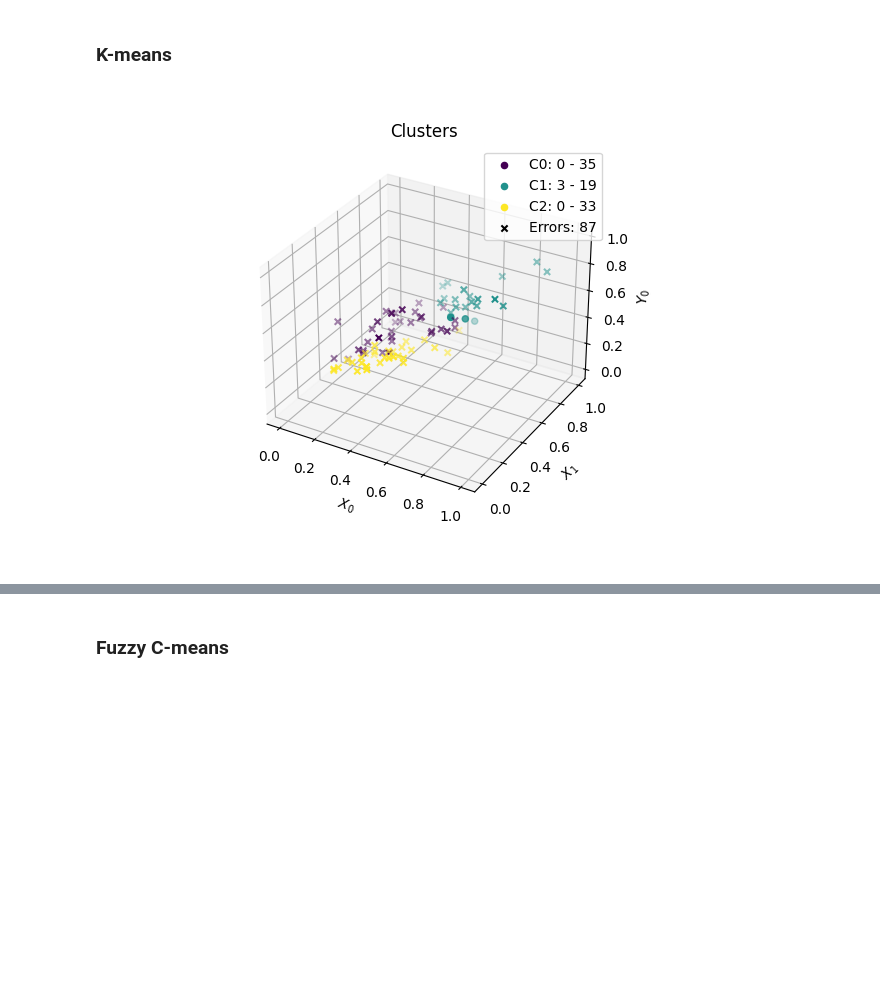
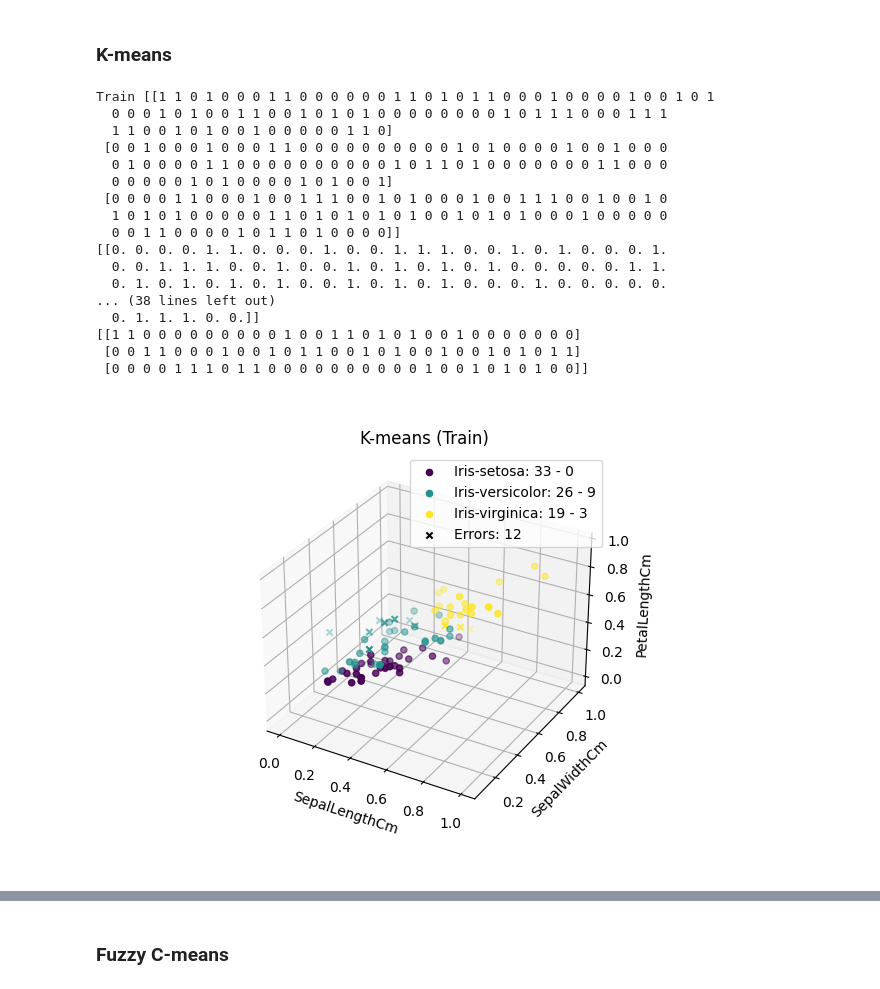
Before and after one commit to aortega0703/AI-pipeline, a Jupyter notebook: pipeline.ipynb, the cells around one changed output, grey strips where cells are left out. Cells and saved outputs as stored; diff of their text form; code cells hidden in the pictures; blank space fills up the shorter version.

Commit message:
Graph unsupervised cluster algorithms

```diff
--- a/pipeline.ipynb
+++ b/pipeline.ipynb
@@ -234,7 +234,7 @@ def sigmoid(x): return expit(x)
 def dsigmoid(x): return sigmoid(x) * (1 - sigmoid(x))
 
 
-def feedforward(X, phi, dphi, W, B=None, classify=False, Yd = None, full=False):
+def feedforward(X, phi, dphi, W, B=None, cluster=False, Yd = None, full=False):
     k = len(W) - 1
     V = [None] * (k+1)
     Y = [None] * (k+1)
@@ -244,9 +244,11 @@ def feedforward(X, phi, dphi, W, B=None, classify=False, Yd = None, full=False):
         if B != None:
             V[l] += B[l]
         Y[l] = phi(V[l])
-    if classify:
+    if cluster:
         Y[k] = softmax(V[k])
-    if Yd is not None:
+    if Yd is None:
+        E = 0
+    else:
         dE = Y[k] - Yd
         E = np.average(norm["Euclidean2"](Y[k] - Yd))/2
     if full:
@@ -333,8 +335,11 @@ set_axis_labels(ax, "Epoch",
     "Average Error $\\frac{\\overline{\\Vert Y_d - Y_k\\Vert_2}}{2}$")
 
 if cluster:
-    plot_cluster(X_test, Y_test[-1], Ud = Yd_test, title="Model Output (Test)",
-        cluster_names=cluster_names[:3], axes_names=axes_names[:3])
+    for name, set in sets_S.items():
+        U, _ = feedforward(set[0], sigmoid, dsigmoid, W, B, cluster=True)
+        plot_cluster(set[0], U, Ud=set[1],
+            title=f"Model Output ({name})",
+            cluster_names=cluster_names[:3], axes_names=axes_names[:3])
 else:
     plot_N = 11
     ticks = np.linspace(1, len(Y_test), plot_N, dtype=int)
@@ -358,38 +365,63 @@ else:
 # %% [markdown]
 # Unsupervised Learning
+# %%
+def compare_cluster(U, Ud):
+    D = dist_matrix(U.T, Ud.T, norm["Manhattan"])
+    return U[np.argmin(D, axis=0), :]
 # %% [markdown]
 ### K-means
 # %%
 def cost(X, U, C, norm=norm["Euclidean2"]):
     return np.sum(norm(X - C[:, np.argmax(U, axis=0)]))
 
 
 def update_clusters(X, C, norm=norm["Euclidean2"]):
     U = np.zeros((C.shape[1], X.shape[1]), dtype=int)
     D = dist_matrix(C, X, norm)
     I = np.identity(C.shape[1])
     for x, c in enumerate(np.argmin(D, axis=0)):
         U[:, x] = I[:, c]
     return U
 
 def update_centers(X, U):
     C = np.zeros((X.shape[0], U.shape[0]))
     for c, u in enumerate(U):
         C[:, c] = np.average(X[:, u == 1], axis=1)
     return C
 
 
 def k_means(k, X, epsilon, norm=norm["Euclidean2"]):
     C = X[:, np.random.randint(0, X.shape[1], size=k)]
-    J0, J1 = 0, np.inf
-    while np.abs(J0 - J1) > epsilon:
-        J0 = J1
+    J, J_new = np.inf, 0
+    while np.abs(J - J_new) > epsilon:
+        J = J_new
         U = update_clusters(X, C)
         C = update_centers(X, U)
-        J1 = cost(X, U, C, norm)
+        J_new = cost(X, U, C, norm)
     return update_clusters(X, C), C
 
 U, C = k_means(3, X, 0.002)
-plot_cluster(X, U, Ud=Yd, C=C)
+for name, set in sets_S.items():
+    U = update_clusters(set[0], C)
+    plot_cluster(set[0], compare_cluster(U, set[1]), Ud=set[1], C=C,
+        title=f"K-means ({name})",
+        cluster_names=cluster_names[:3], axes_names=axes_names[:3])
 # %% [output]
+Train [[1 1 0 1 0 0 0 1 1 0 0 0 0 0 0 1 1 0 1 0 1 1 0 0 0 1 0 0 0 0 1 0 0 1 0 1
+  0 0 0 1 0 1 0 0 1 1 0 0 1 0 1 0 1 0 0 0 0 0 0 0 0 1 0 1 1 1 0 0 0 1 1 1
+  1 1 0 0 1 0 1 0 0 1 0 0 0 0 0 1 1 0]
+ [0 0 1 0 0 0 1 0 0 0 1 1 0 0 0 0 0 0 0 0 0 0 1 0 1 0 0 0 0 1 0 0 1 0 0 0
+  0 1 0 0 0 0 1 1 0 0 0 0 0 0 0 0 0 0 1 0 1 1 0 1 0 0 0 0 0 0 0 1 1 0 0 0
+  0 0 0 0 0 1 0 1 0 0 0 0 1 0 1 0 0 1]
+ [0 0 0 0 1 1 0 0 0 1 0 0 1 1 1 0 0 1 0 1 0 0 0 1 0 0 1 1 1 0 0 1 0 0 1 0
+  1 0 1 0 1 0 0 0 0 0 1 1 0 1 0 1 0 1 0 1 0 0 1 0 1 0 1 0 0 0 1 0 0 0 0 0
+  0 0 1 1 0 0 0 0 1 0 1 1 0 1 0 0 0 0]]
+[[0. 0. 0. 0. 1. 1. 0. 0. 0. 1. 0. 0. 1. 1. 1. 0. 0. 1. 0. 1. 0. 0. 0. 1.
+  0. 0. 1. 1. 1. 0. 0. 1. 0. 0. 1. 0. 1. 0. 1. 0. 1. 0. 0. 0. 0. 0. 1. 1.
+  0. 1. 0. 1. 0. 1. 0. 1. 0. 0. 1. 0. 1. 0. 1. 0. 0. 0. 1. 0. 0. 0. 0. 0.
+... (38 lines left out)
+  0. 1. 1. 1. 0. 0.]]
+[[1 1 0 0 0 0 0 0 0 0 0 1 0 0 1 1 0 1 0 1 0 0 1 0 0 0 0 0 0 0]
+ [0 0 1 1 0 0 0 1 0 0 1 0 1 1 0 0 1 0 1 0 0 1 0 0 1 0 1 0 1 1]
+ [0 0 0 0 1 1 1 0 1 1 0 0 0 0 0 0 0 0 0 0 1 0 0 1 0 1 0 1 0 0]]
-[figure, old version]
+[figure, new version]
```
Also changed, not shown: parts of 3 cells of this notebook.
